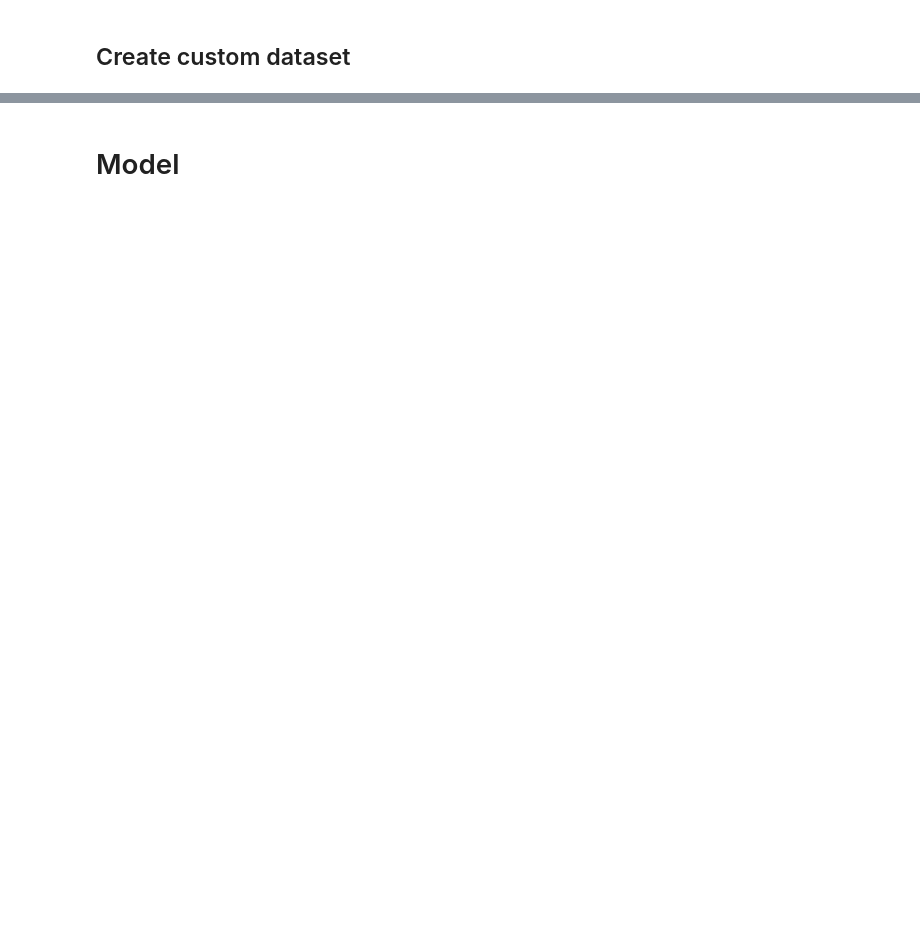
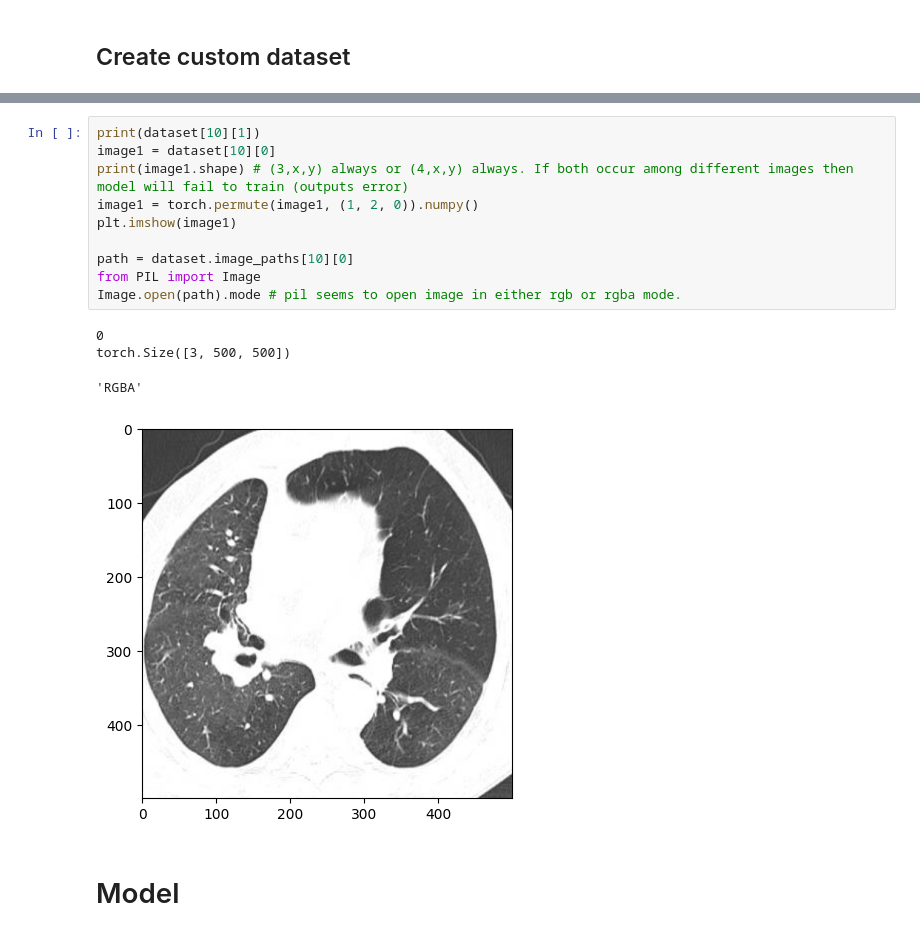
Before and after one commit to akash02ita/CPSC-599.6-DL-for-Vision, a Jupyter notebook: proj/Classifier.ipynb, the cells around one changed output, grey strips where cells are left out. Drawn from its saved outputs; the diff is of its cells as text; blank space fills up the shorter version.

```diff
--- a/proj/Classifier.ipynb
+++ b/proj/Classifier.ipynb
@@ -241,2 +236,17 @@ test_dataset[12][0].show()
+# %%
+print(dataset[10][1])
+image1 = dataset[10][0]
+print(image1.shape) # (3,x,y) always or (4,x,y) always. If both occur among different images then model will fail to train (outputs error)
+image1 = torch.permute(image1, (1, 2, 0)).numpy()
+plt.imshow(image1)
+
+path = dataset.image_paths[10][0]
+from PIL import Image
+Image.open(path).mode # pil seems to open image in either rgb or rgba mode.
+# %% [output]
+0
+torch.Size([3, 500, 500])
+'RGBA'
+[figure, added]
 # %% [markdown]
 # Model
```
Also changed, not shown: parts of 16 cells of this notebook.
